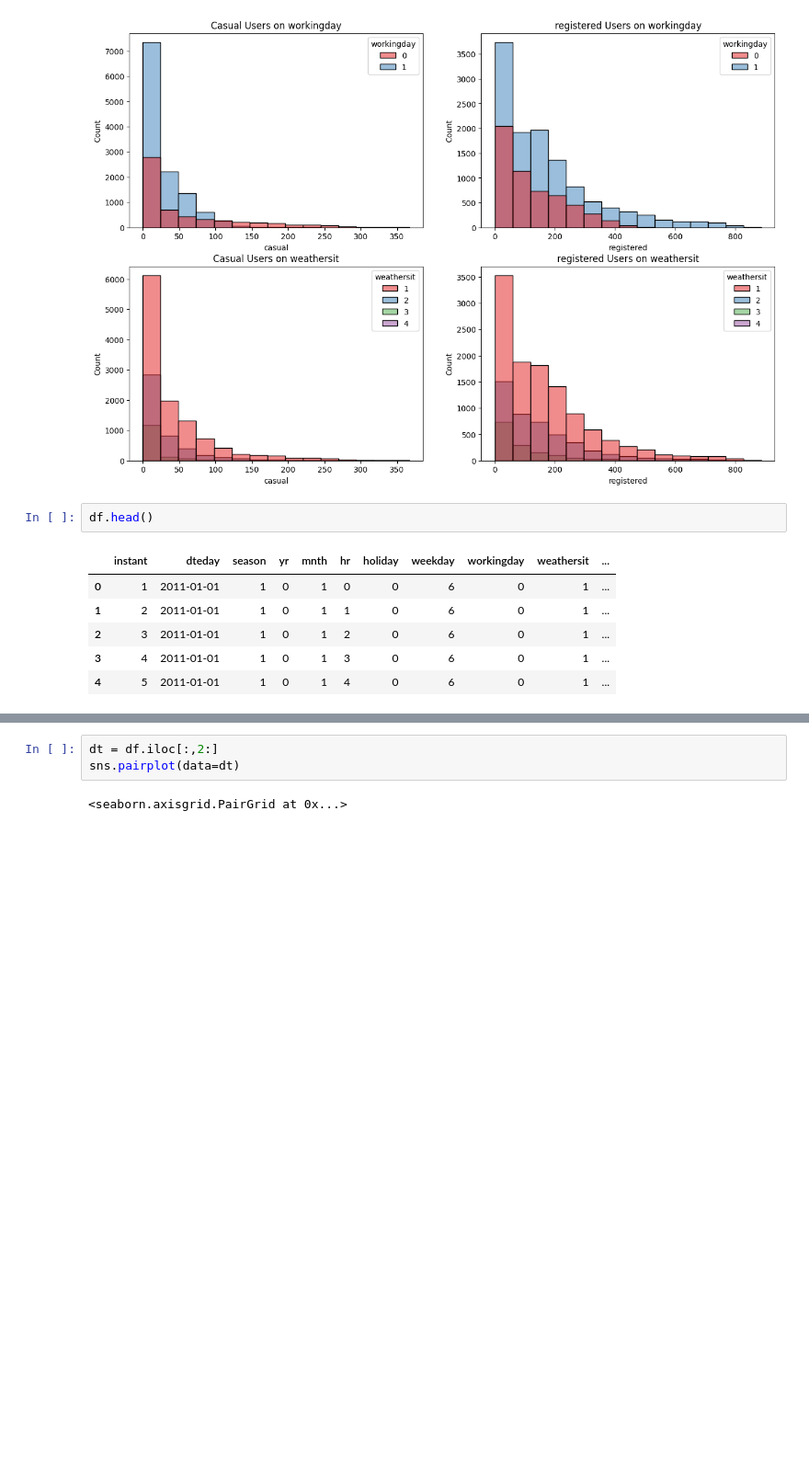
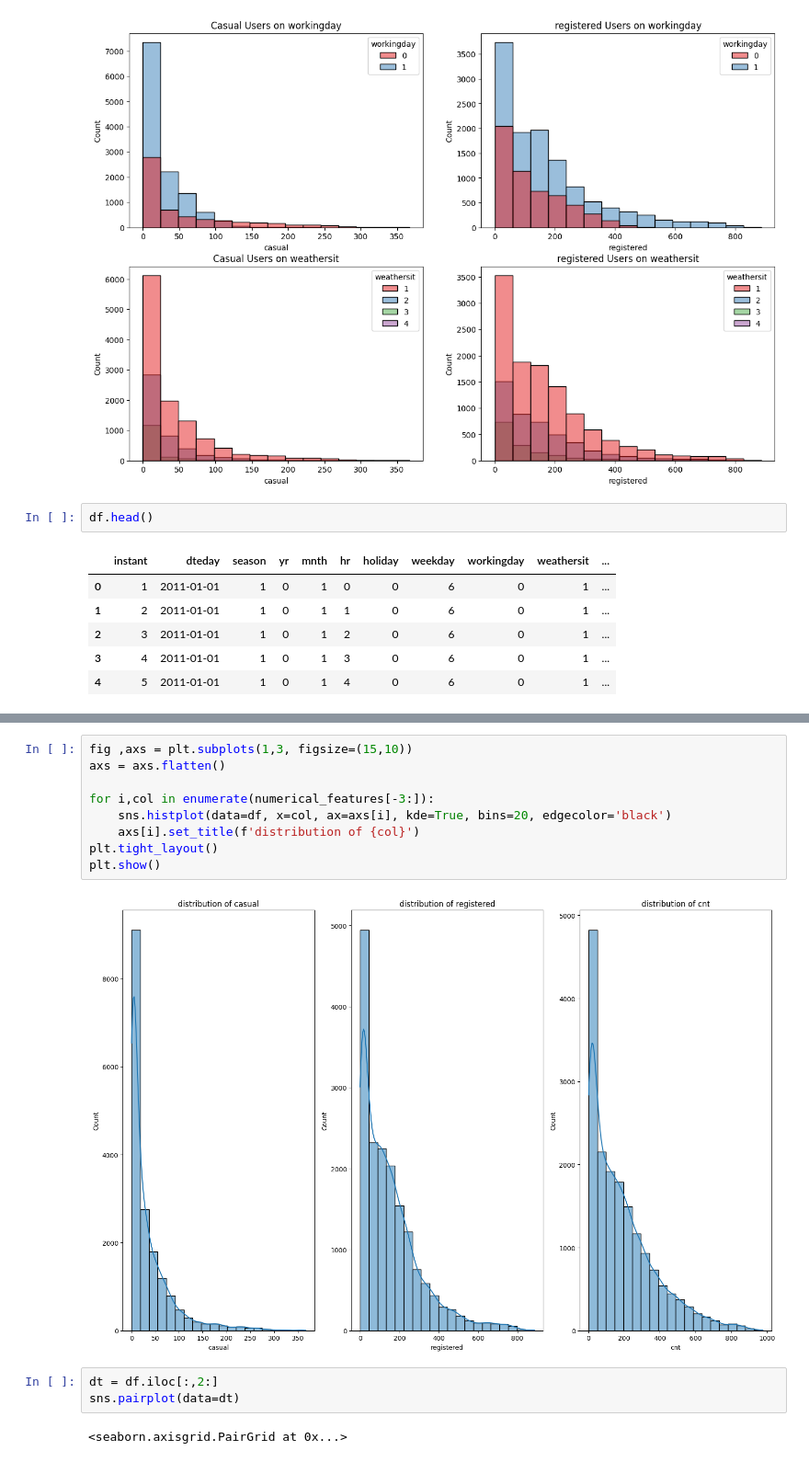
Before and after one commit to shivshankarsajeev/Bike-Sharing, a Jupyter notebook: Notebook/Eda.ipynb, the cells around one changed output, grey strips where cells are left out. Shown at 92% size. Saved outputs shown, nothing was run; the diff lists cells and outputs as text; blank space fills up the shorter version.

```diff
--- a/Notebook/Eda.ipynb
+++ b/Notebook/Eda.ipynb
@@ -269,3 +280,14 @@ for i,col in enumerate(numerical_features[2:-3]):
+# %%
+fig ,axs = plt.subplots(1,3, figsize=(15,10))
+axs = axs.flatten()
+
+for i,col in enumerate(numerical_features[-3:]):
+    sns.histplot(data=df, x=col, ax=axs[i], kde=True, bins=20, edgecolor='black')
+    axs[i].set_title(f'distribution of {col}')
+plt.tight_layout()
+plt.show()
+# %% [output]
+[figure, added]
 # %%
 dt = df.iloc[:,2:]
 sns.pairplot(data=dt)
```
Also changed, not shown: parts of 9 cells of this notebook, 1 other file.
